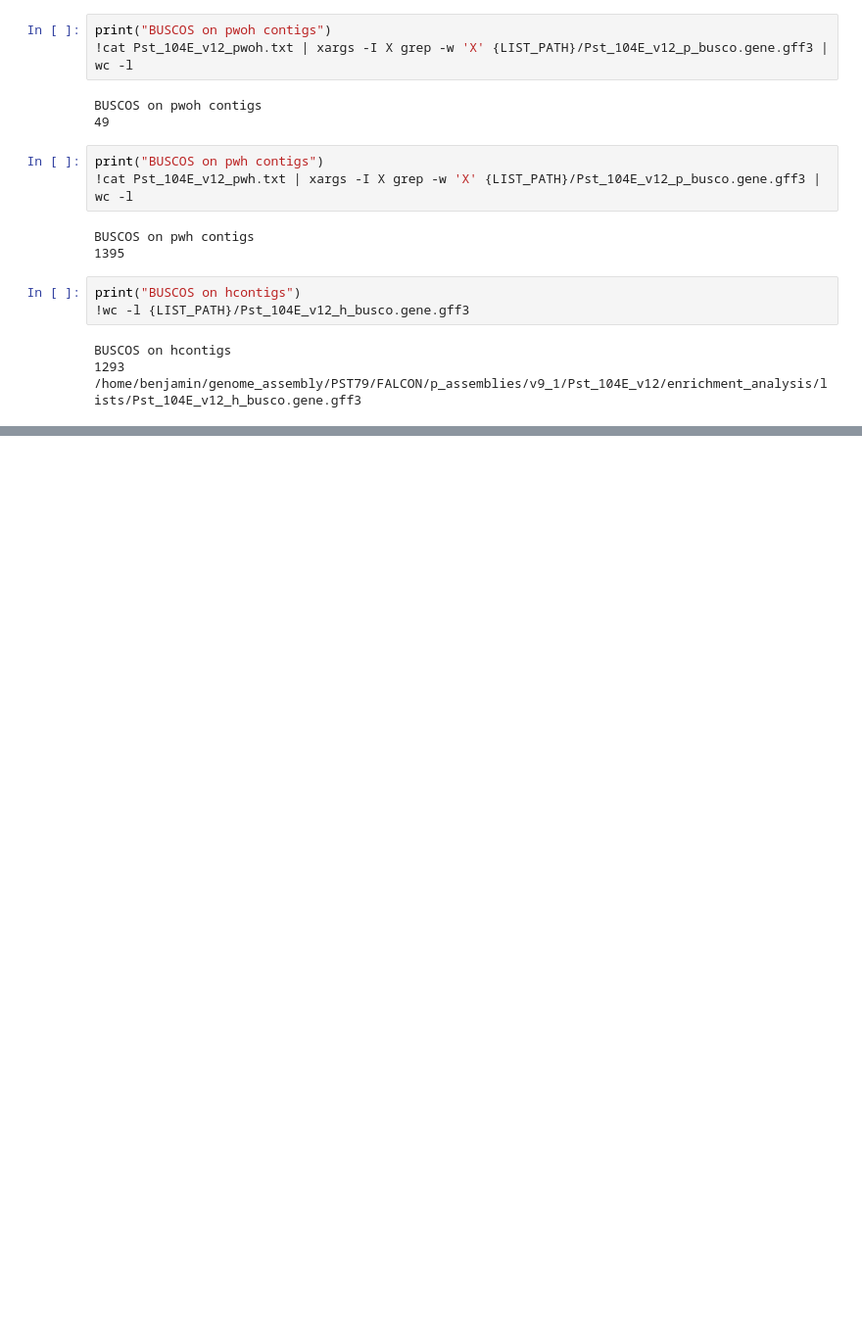
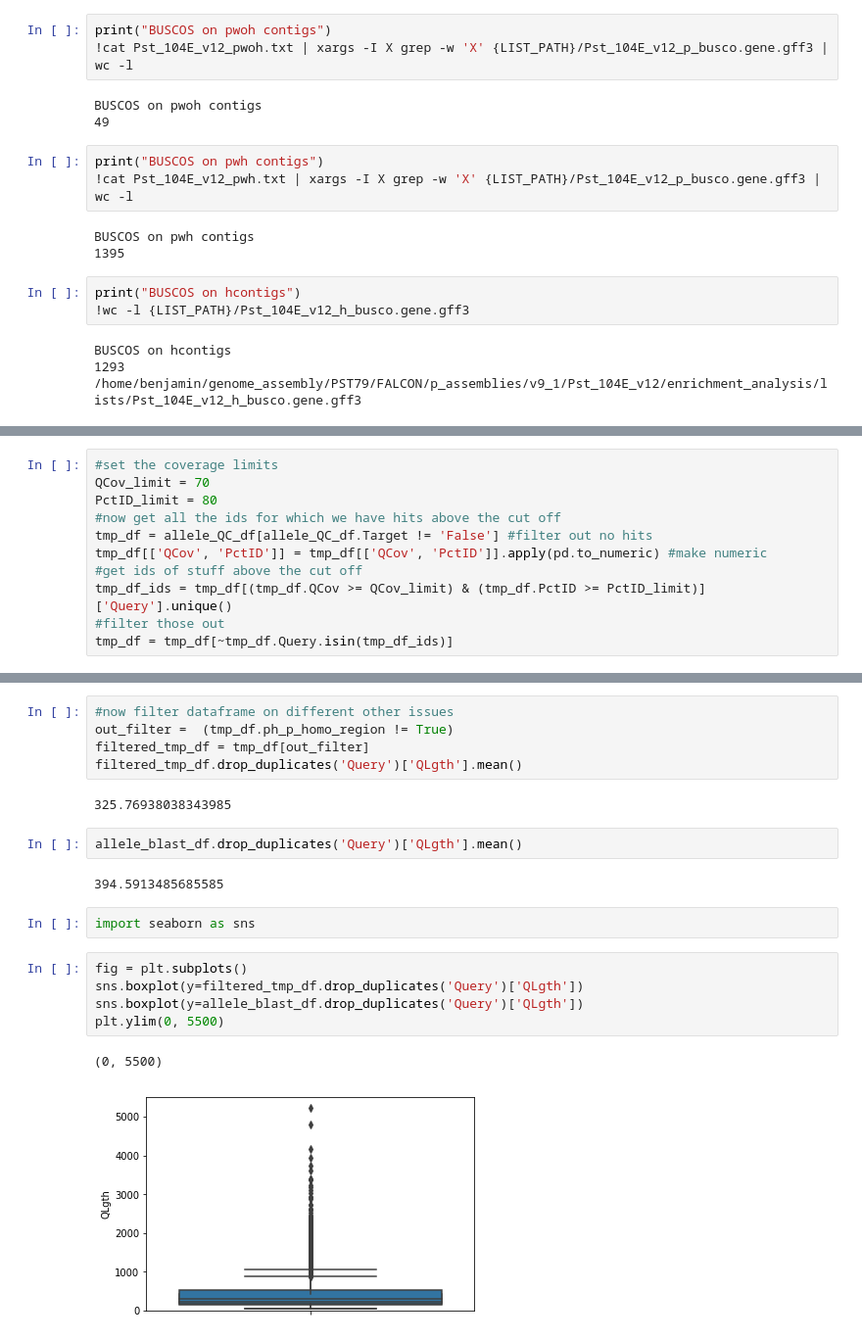
Before and after one commit to BenjaminSchwessinger/Pst_104E_analysis, a Jupyter notebook: Pst_104E_v12_post_allele_analysis.ipynb, the cells around one changed output, grey strips where cells are left out. Shown at 98% size. Saved outputs shown, nothing was run; the diff lists cells and outputs as text; blank space fills up the shorter version.

```diff
--- a/Pst_104E_v12_post_allele_analysis.ipynb
+++ b/Pst_104E_v12_post_allele_analysis.ipynb
@@ -130,0 +214,11 @@ Out of 894 orphan genes we have 83 orphan buscos and 30 orphan effectors.
+# %%
+#set the coverage limits
+QCov_limit = 70
+PctID_limit = 80
+#now get all the ids for which we have hits above the cut off
+tmp_df = allele_QC_df[allele_QC_df.Target != 'False'] #filter out no hits
+tmp_df[['QCov', 'PctID']] = tmp_df[['QCov', 'PctID']].apply(pd.to_numeric) #make numeric
+#get ids of stuff above the cut off
+tmp_df_ids = tmp_df[(tmp_df.QCov >= QCov_limit) & (tmp_df.PctID >= PctID_limit)]['Query'].unique()
+#filter those out
+tmp_df = tmp_df[~tmp_df.Query.isin(tmp_df_ids)]
@@ -130,0 +377,21 @@ Out of 894 orphan genes we have 83 orphan buscos and 30 orphan effectors.
+# %%
+#now filter dataframe on different other issues
+out_filter =  (tmp_df.ph_p_homo_region != True)
+filtered_tmp_df = tmp_df[out_filter]
+filtered_tmp_df.drop_duplicates('Query')['QLgth'].mean()
+# %% [output]
+325.76938038343985
+# %%
+allele_blast_df.drop_duplicates('Query')['QLgth'].mean()
+# %% [output]
+394.5913485685585
+# %%
+import seaborn as sns
+# %%
+fig = plt.subplots()
+sns.boxplot(y=filtered_tmp_df.drop_duplicates('Query')['QLgth'])
+sns.boxplot(y=allele_blast_df.drop_duplicates('Query')['QLgth'])
+plt.ylim(0, 5500)
+# %% [output]
+(0, 5500)
+[figure, added]
```
Also changed, not shown: parts of 31 cells of this notebook, 26 other files.
